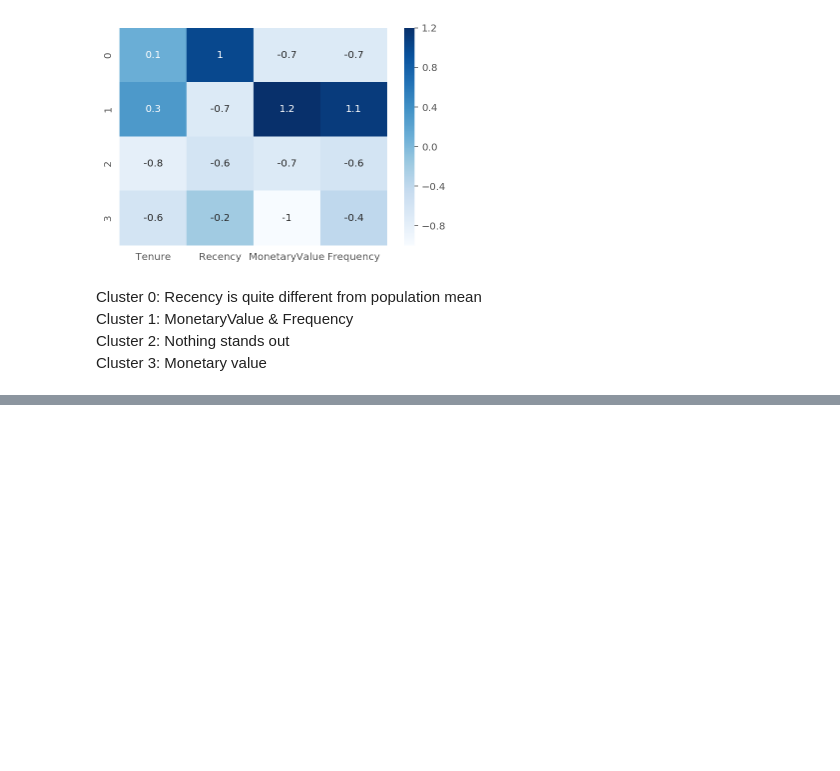
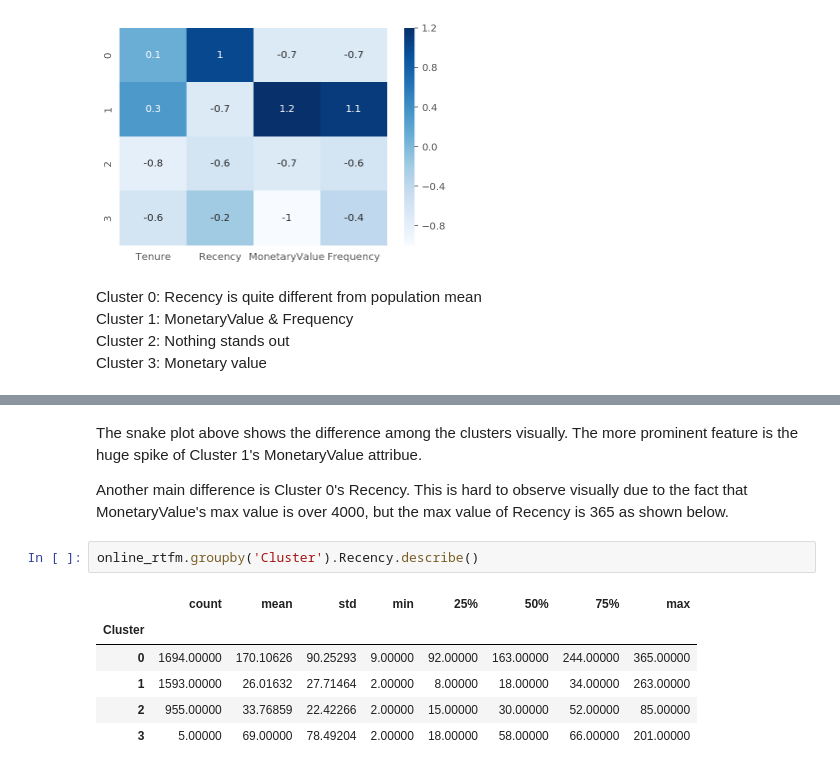
Before and after one commit to guocheng/data-analysis, a Jupyter notebook: RFM_Analysis_Kmeans/RFM Analysis + KMeans Cluster.ipynb, the cells around one changed output, grey strips where cells are left out. Drawn from its saved outputs; the diff is of its cells as text; blank space fills up the shorter version.

```diff
--- a/RFM_Analysis_Kmeans/RFM Analysis + KMeans Cluster.ipynb
+++ b/RFM_Analysis_Kmeans/RFM Analysis + KMeans Cluster.ipynb
@@ -203,0 +233,13 @@ Cluster 3: Monetary value
+# %% [markdown]
+The snake plot above shows the difference among the clusters visually. The more prominent feature is the huge spike of Cluster 1's MonetaryValue attribue.
+
+Another main difference is Cluster 0's Recency. This is hard to observe visually due to the fact that MonetaryValue's max value is over 4000, but the max value of Recency is 365 as shown below.
+# %%
+online_rtfm.groupby('Cluster').Recency.describe()
+# %% [output]
+|  | count | mean | std | min | 25% | 50% | 75% | max |
+| Cluster |  |  |  |  |  |  |  |  |
+| 0 | 1694.00000 | 170.10626 | 90.25293 | 9.00000 | 92.00000 | 163.00000 | 244.00000 | 365.00000 |
+| 1 | 1593.00000 | 26.01632 | 27.71464 | 2.00000 | 8.00000 | 18.00000 | 34.00000 | 263.00000 |
+| 2 | 955.00000 | 33.76859 | 22.42266 | 2.00000 | 15.00000 | 30.00000 | 52.00000 | 85.00000 |
+| 3 | 5.00000 | 69.00000 | 78.49204 | 2.00000 | 18.00000 | 58.00000 | 66.00000 | 201.00000 |
```
Also changed, not shown: parts of 5 cells of this notebook, 2 other files.
